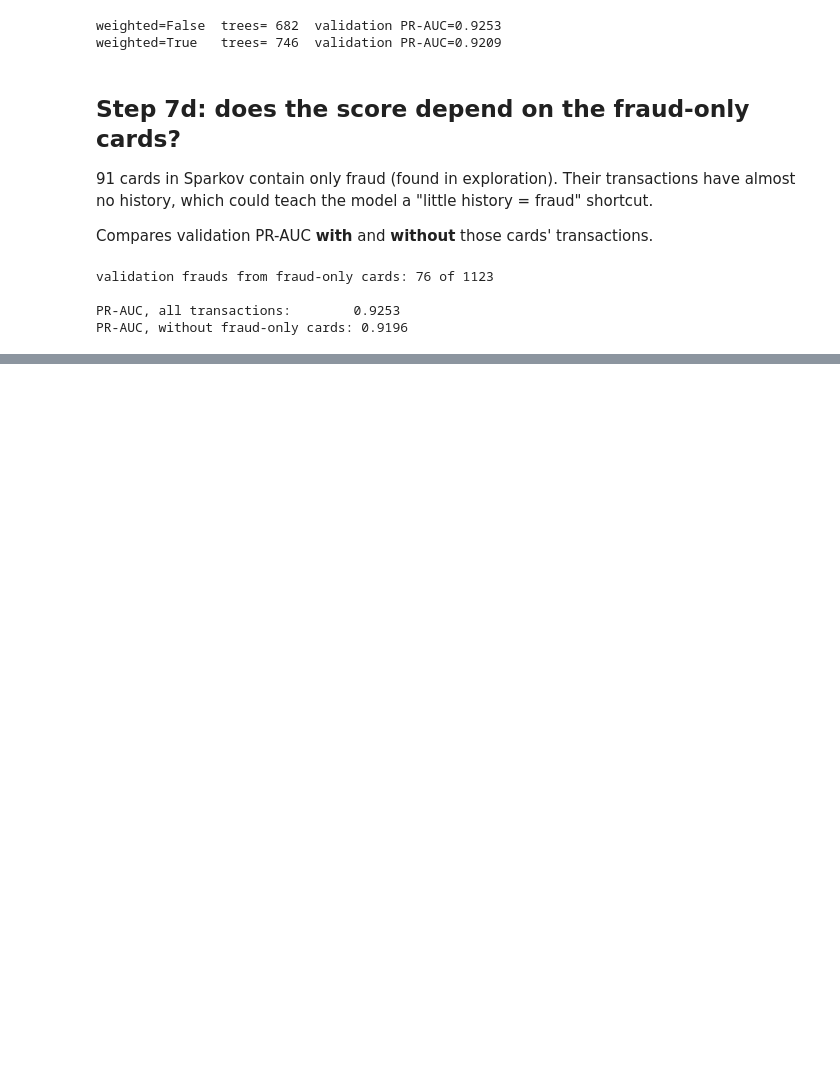
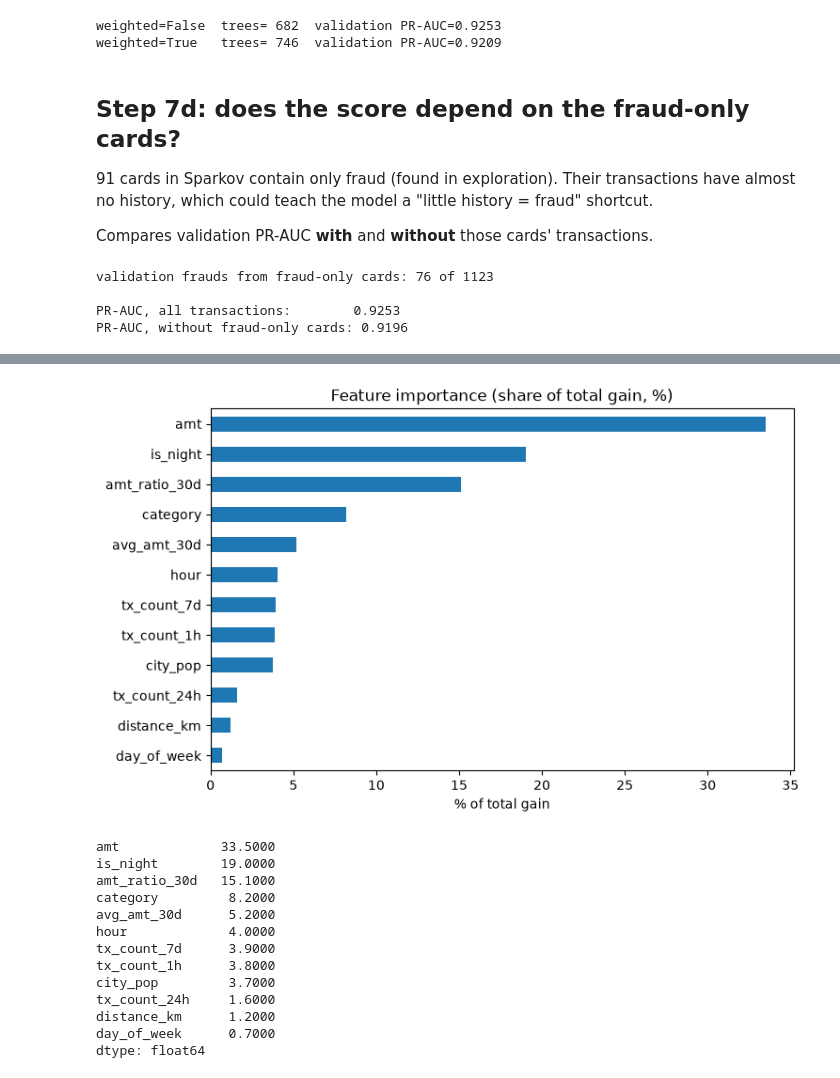
Before and after one commit to Akakinad/sentinel, a Jupyter notebook: notebooks/03_train_evaluate.ipynb, the cells around one changed output, grey strips where cells are left out. Drawn from its saved outputs; the diff is of its cells as text; code cells hidden in the pictures; blank space fills up the shorter version.

Commit message:
feat: add feature importance by gain (amt, is_night, amt_ratio_30d lead)

```diff
--- a/notebooks/03_train_evaluate.ipynb
+++ b/notebooks/03_train_evaluate.ipynb
@@ -138,0 +145,31 @@ PR-AUC, without fraud-only cards: 0.9196
+# %%
+import matplotlib.pyplot as plt
+
+importance = pd.Series(
+    model.booster_.feature_importance(importance_type="gain"),
+    index=FEATURE_COLUMNS,
+).sort_values()
+
+share = importance / importance.sum() * 100
+
+share.plot(kind="barh", figsize=(8, 5))
+plt.title("Feature importance (share of total gain, %)")
+plt.xlabel("% of total gain")
+plt.show()
+
+print(share.sort_values(ascending=False).round(1))
+# %% [output]
+[figure, added]
+amt             33.5000
+is_night        19.0000
+amt_ratio_30d   15.1000
+category         8.2000
+avg_amt_30d      5.2000
+hour             4.0000
+tx_count_7d      3.9000
+tx_count_1h      3.8000
+city_pop         3.7000
+tx_count_24h     1.6000
+distance_km      1.2000
+day_of_week      0.7000
+dtype: float64
```
Also changed, not shown: parts of 1 cell of this notebook.
